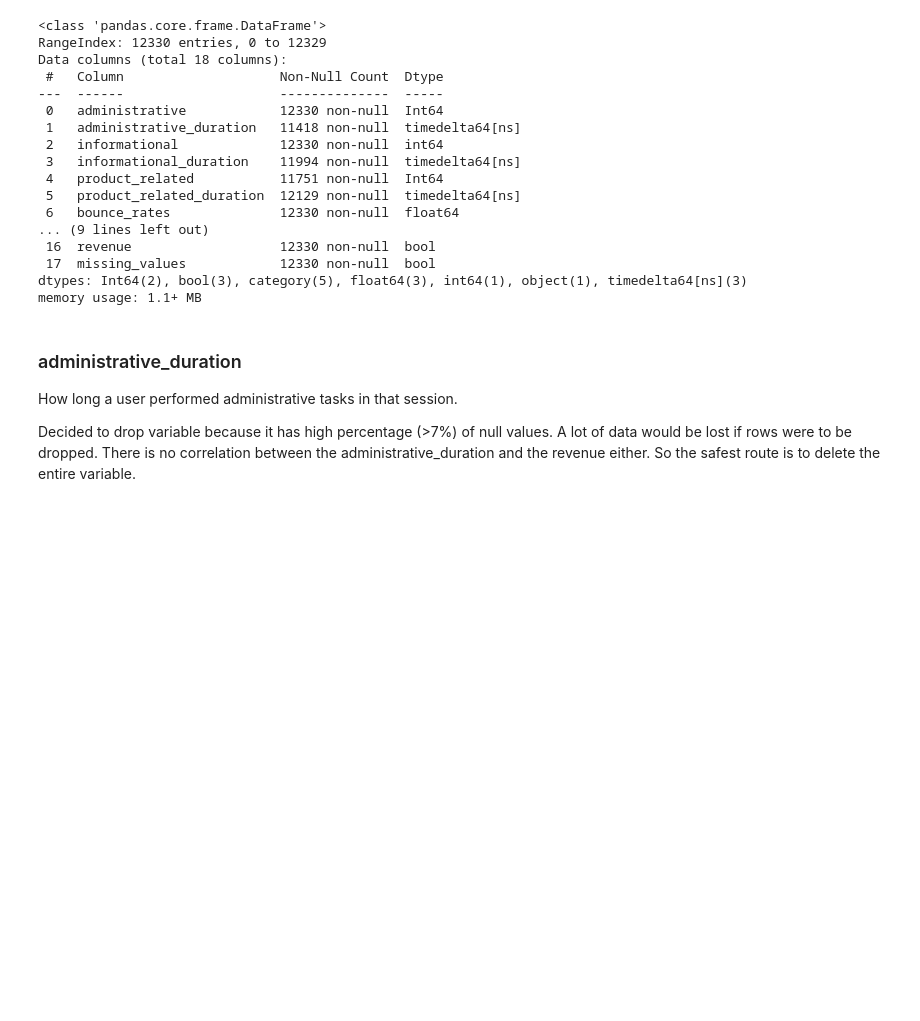
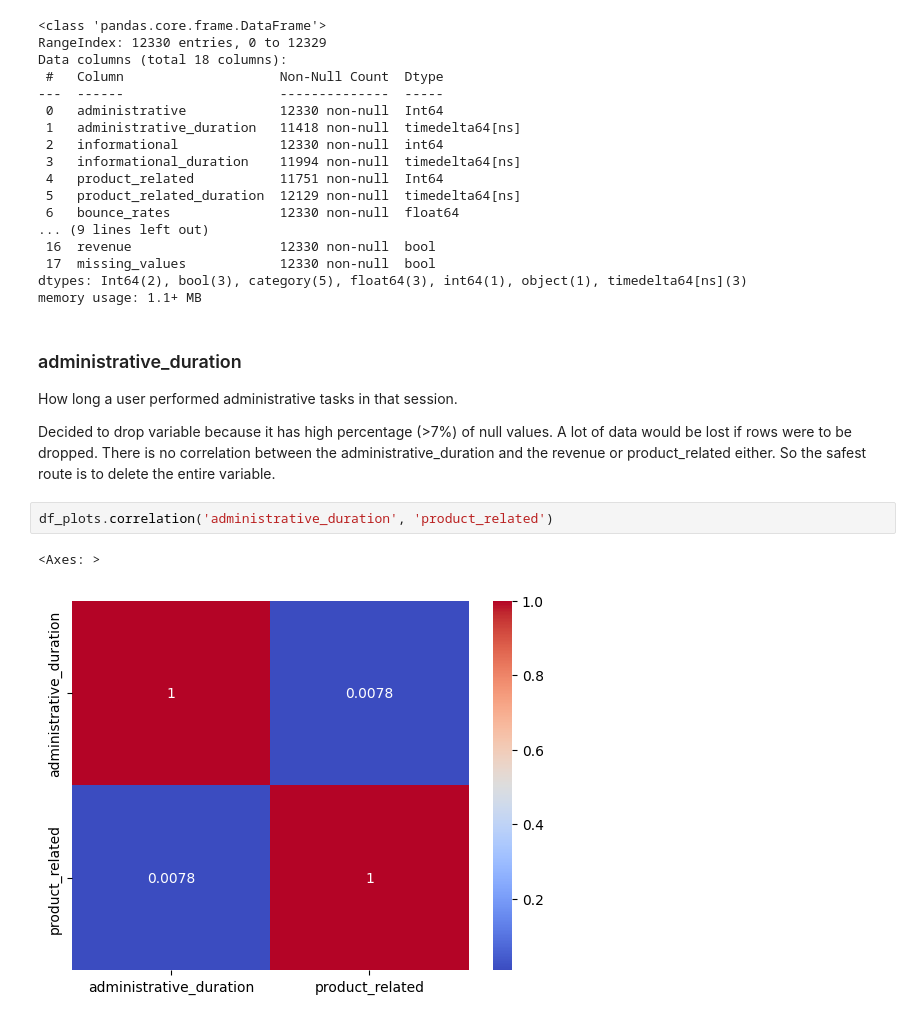
Before and after one commit to Chills00/exploratory-data-analysis---online-shopping-in-retail917, a Jupyter notebook: EDA_notebook.ipynb, the cells around one changed output. Drawn from its saved outputs; the diff is of its cells as text; blank space fills up the shorter version.

Commit message:
Completes removal of null-values in EDA_notebook.

```diff
--- a/EDA_notebook.ipynb
+++ b/EDA_notebook.ipynb
@@ -336,4 +336,9 @@ memory usage: 1.1+ MB
 
 How long a user performed administrative tasks in that session.
 
-Decided to drop variable because it has high percentage (>7%) of null values. A lot of data would be lost if rows were to be dropped. There is no correlation between the administrative_duration and the revenue either. So the safest route is to delete the entire variable.
+Decided to drop variable because it has high percentage (>7%) of null values. A lot of data would be lost if rows were to be dropped. There is no correlation between the administrative_duration and the revenue or product_related either. So the safest route is to delete the entire variable.
+# %%
+df_plots.correlation('administrative_duration', 'product_related')
+# %% [output]
+<Axes: >
+[figure, added]
```
Also changed, not shown: parts of 29 cells of this notebook.
